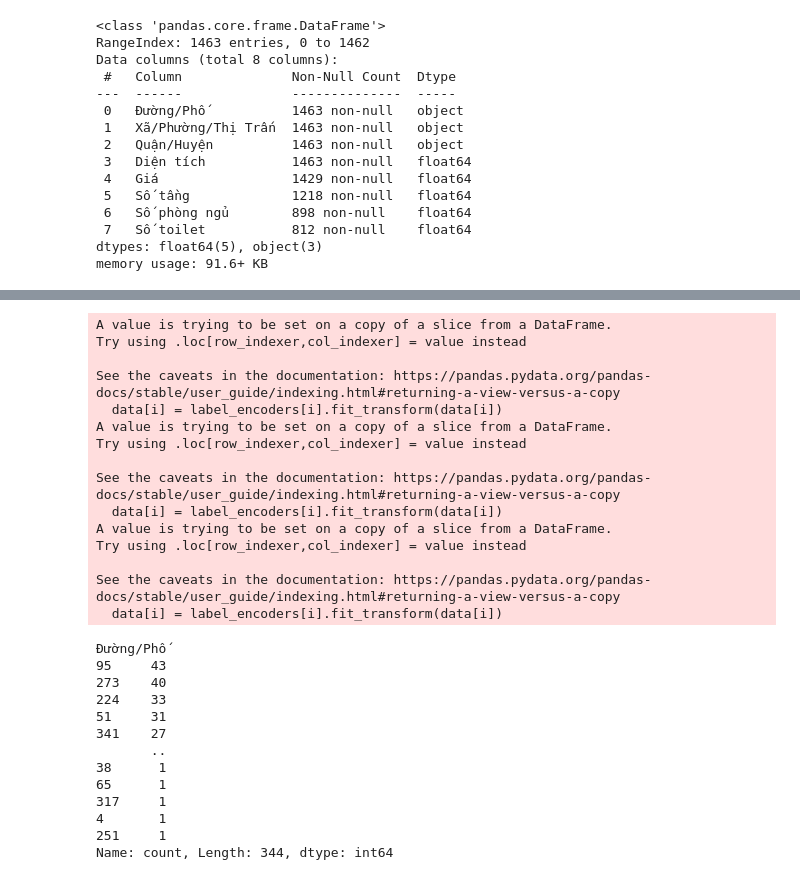
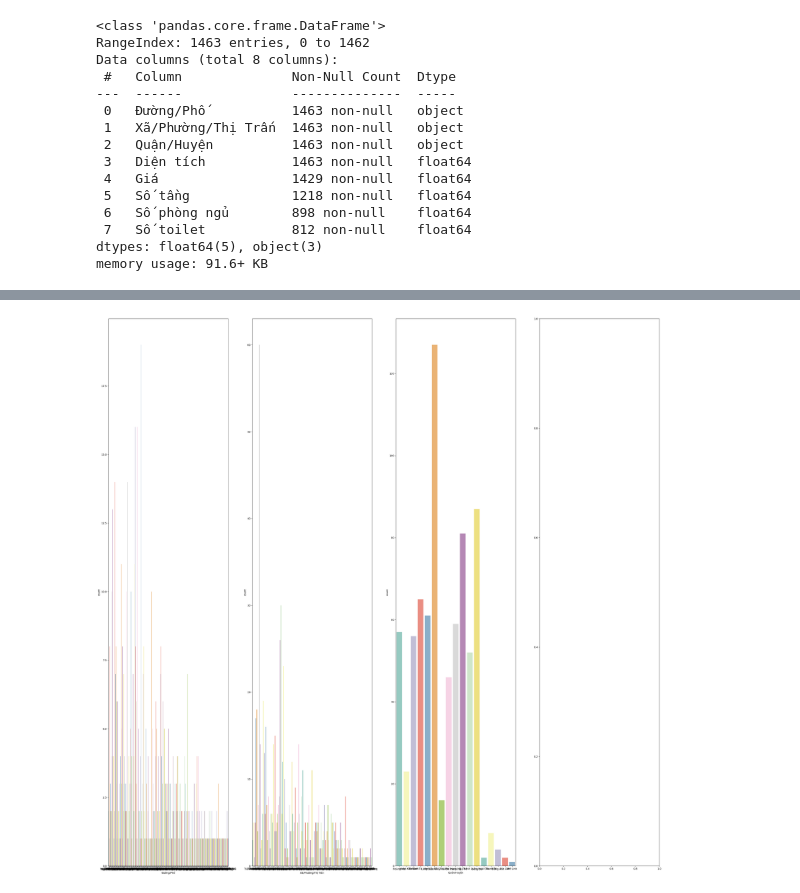
Before and after one commit to duckhhbg/KHDL, a Jupyter notebook: xldl.ipynb, the cells around one changed output, grey strips where cells are left out. Saved outputs shown, nothing was run; the diff lists cells and outputs as text; code cells hidden in the pictures.

```diff
--- a/xldl.ipynb
+++ b/xldl.ipynb
@@ -29,7 +31,3 @@ Data columns (total 8 columns):
  7   Số toilet           812 non-null    float64
 dtypes: float64(5), object(3)
 memory usage: 91.6+ KB
-# %%
-for i in list(data_main.columns):
-    if data_main[i].isnull().sum() >= 0:
-        print(i, ': ', data_main[i].isnull().sum())
@@ -124,0 +46,3 @@ data_mean
+# %%
+data_temp = data.dropna(thresh=8)
+data_temp
@@ -184,40 +81,12 @@ Name: count, dtype: int64
-# %%
-label_encoders={}
-from sklearn.preprocessing import LabelEncoder
-le=LabelEncoder()
-for i in data.columns:
-    if data[i].dtype=="object":
-        label_encoders[i] = LabelEncoder()
-        data[i] = label_encoders[i].fit_transform(data[i])
-# %% [output]
-A value is trying to be set on a copy of a slice from a DataFrame.
-Try using .loc[row_indexer,col_indexer] = value instead
-
-See the caveats in the documentation: https://pandas.pydata.org/pandas-docs/stable/user_guide/indexing.html#returning-a-view-versus-a-copy
-  data[i] = label_encoders[i].fit_transform(data[i])
-A value is trying to be set on a copy of a slice from a DataFrame.
-Try using .loc[row_indexer,col_indexer] = value instead
-
-See the caveats in the documentation: https://pandas.pydata.org/pandas-docs/stable/user_guide/indexing.html#returning-a-view-versus-a-copy
-  data[i] = label_encoders[i].fit_transform(data[i])
-A value is trying to be set on a copy of a slice from a DataFrame.
-Try using .loc[row_indexer,col_indexer] = value instead
-
-See the caveats in the documentation: https://pandas.pydata.org/pandas-docs/stable/user_guide/indexing.html#returning-a-view-versus-a-copy
-  data[i] = label_encoders[i].fit_transform(data[i])
-# %%
-print(data['Đường/Phố'].value_counts())
-# %% [output]
-Đường/Phố
-95     43
-273    40
-224    33
-51     31
-341    27
-       ..
-38      1
-65      1
-317     1
-4       1
-251     1
-Name: count, Length: 344, dtype: int64
+# %%
+cat_features = np.array([i for i in data_temp.columns.tolist() if data_temp[i].dtype == 'object'])
+cont_features = np.array([i for i in data_temp.columns.tolist() if data_temp[i].dtype != 'object'])
+# %%
+f,ax = plt.subplots(1,4, figsize=(40,40))
+k=0
+for i in range(4):
+    if k<3:
+        sns.countplot(x=cat_features[k], data=data_temp, ax=ax[i], palette='Set3')
+        k=k+1
+# %% [output]
+[figure, added]
```
Also changed, not shown: parts of 23 cells of this notebook, 1 other file.
